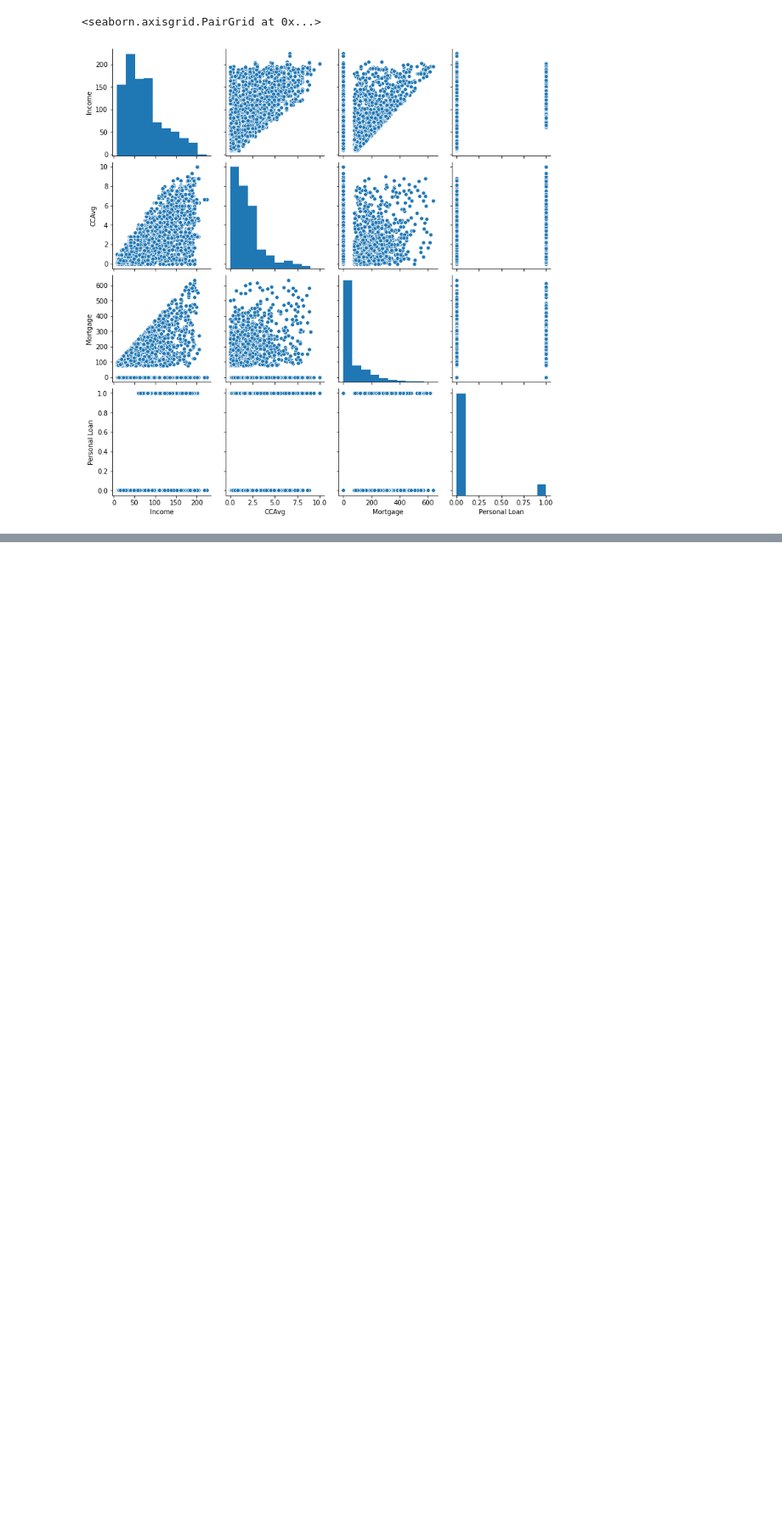
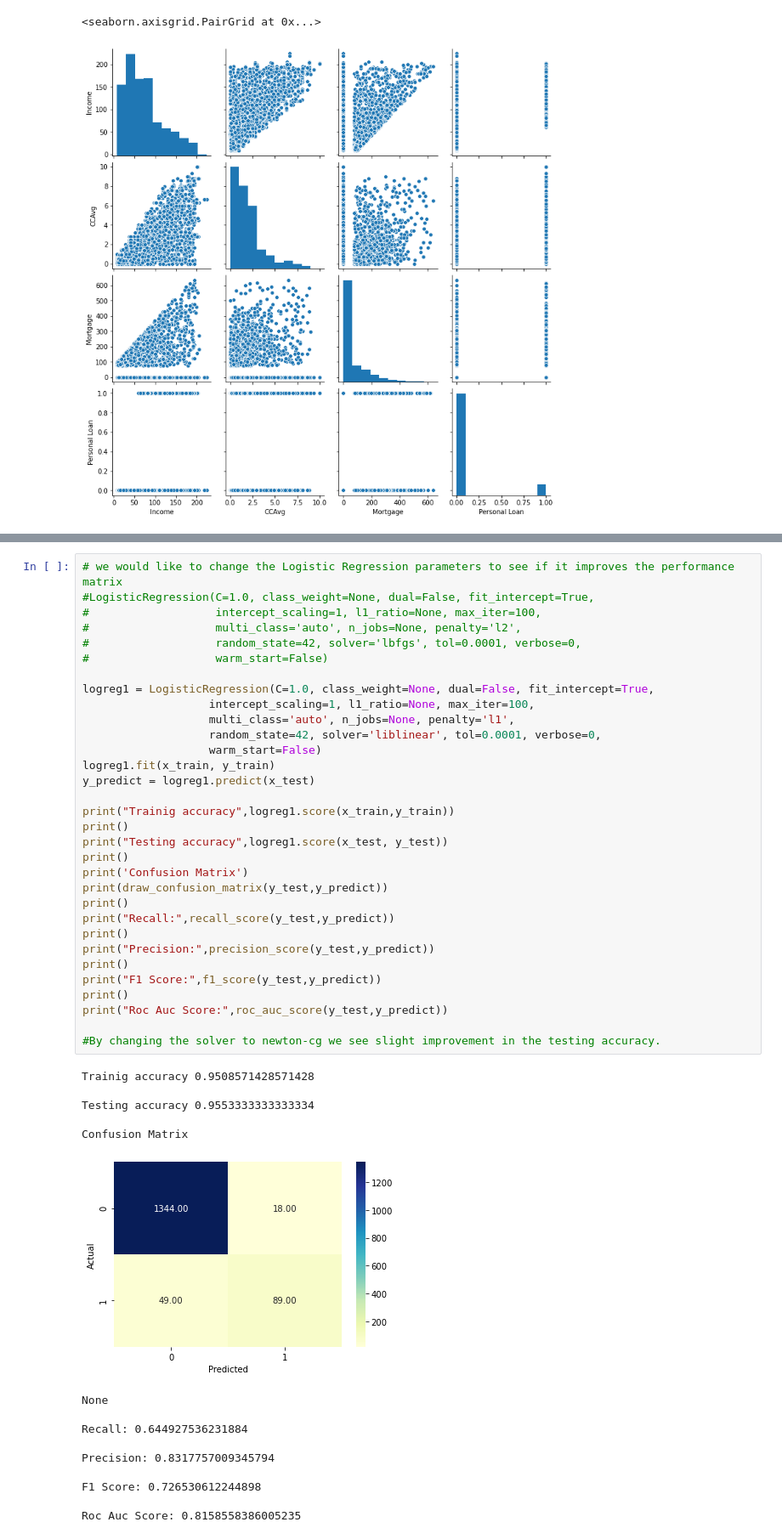
Before and after one commit to GreatLearningAIML1/gl-pgp-aiml-uta-intl-may20-prasadwrites, a Jupyter notebook: Supervised Learning/TheraBankPersonalLoanCampaign.ipynb, the cells around one changed output, grey strips where cells are left out. Shown at 85% size. Cells and saved outputs as stored; diff of their text form; blank space fills up the shorter version.

```diff
--- a/Supervised Learning/TheraBankPersonalLoanCampaign.ipynb
+++ b/Supervised Learning/TheraBankPersonalLoanCampaign.ipynb
@@ -320,0 +314,48 @@ print(test_score)
+# %%
+# we would like to change the Logistic Regression parameters to see if it improves the performance matrix
+#LogisticRegression(C=1.0, class_weight=None, dual=False, fit_intercept=True,
+#                   intercept_scaling=1, l1_ratio=None, max_iter=100,
+#                   multi_class='auto', n_jobs=None, penalty='l2',
+#                   random_state=42, solver='lbfgs', tol=0.0001, verbose=0,
+#                   warm_start=False)
+
+logreg1 = LogisticRegression(C=1.0, class_weight=None, dual=False, fit_intercept=True,
+                   intercept_scaling=1, l1_ratio=None, max_iter=100,
+                   multi_class='auto', n_jobs=None, penalty='l1',
+                   random_state=42, solver='liblinear', tol=0.0001, verbose=0,
+                   warm_start=False)
+logreg1.fit(x_train, y_train)
+y_predict = logreg1.predict(x_test)
+
+print("Trainig accuracy",logreg1.score(x_train,y_train))
+print()
+print("Testing accuracy",logreg1.score(x_test, y_test))
+print()
+print('Confusion Matrix')
+print(draw_confusion_matrix(y_test,y_predict))
+print()
+print("Recall:",recall_score(y_test,y_predict))
+print()
+print("Precision:",precision_score(y_test,y_predict))
+print()
+print("F1 Score:",f1_score(y_test,y_predict))
+print()
+print("Roc Auc Score:",roc_auc_score(y_test,y_predict))
+
+#By changing the solver to newton-cg we see slight improvement in the testing accuracy.
+# %% [output]
+Trainig accuracy 0.9508571428571428
+
+Testing accuracy 0.9553333333333334
+
+Confusion Matrix
+[figure, added]
+None
+
+Recall: 0.644927536231884
+
+Precision: 0.8317757009345794
+
+F1 Score: 0.726530612244898
+
+Roc Auc Score: 0.8158558386005235
```
Also changed, not shown: parts of 12 cells of this notebook, 1 other file.
